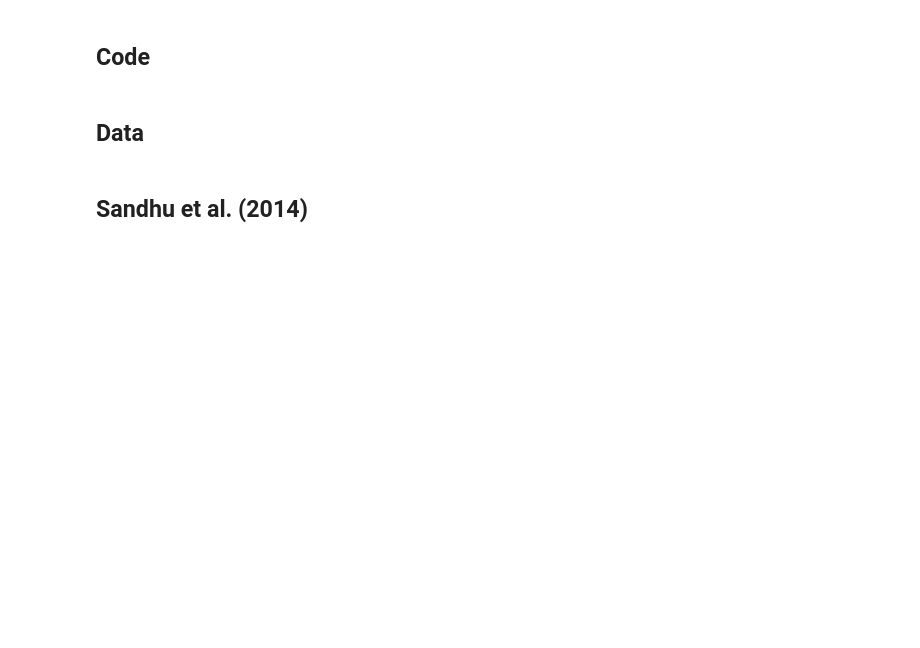
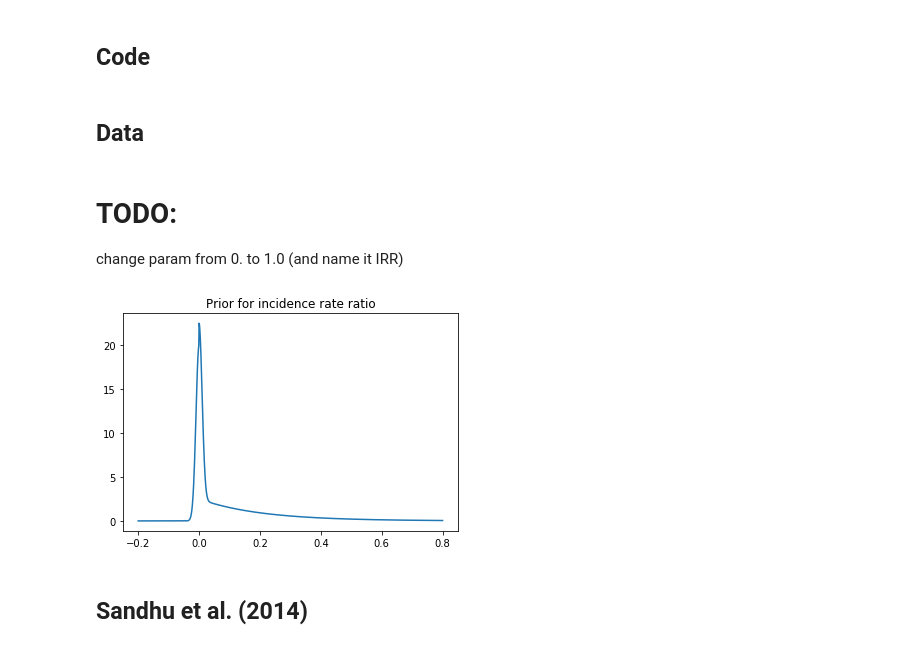
Before and after one commit to treszkai/BayesianScience, a Jupyter notebook: DST vs AMI.ipynb, the cells around one changed output. Drawn from its saved outputs; the diff is of its cells as text; code cells hidden in the pictures; blank space fills up the shorter version.

```diff
--- a/DST vs AMI.ipynb
+++ b/DST vs AMI.ipynb
@@ -128,4 +186,42 @@ marginal_likelihoods = defaultdict(dict)
 # %%
-data = defaultdict(lambda: {'trend': None, 'obs': None})
+data = defaultdict(lambda: {'trend': None, 'obs': None, 'num_years': None})
+
+param_space = np.linspace(-0.2, 0.8, 1000)
+
+log_likelihoods = defaultdict(np.ndarray)
+# %%
+EXPECTED_MONDAY_INCREASE = 0.2
+
+def get_prior(param_space, expected_monday_increase):
+    NORMAL_SCALE = 0.01 # Assume fixed stdev for now
+    GAMMA_SHAPE = 1.
+
+    m0 = stats.norm.pdf(param_space,
+                        loc=0.,
+                        scale=NORMAL_SCALE)
+
+    m1 = stats.gamma.pdf(param_space,
+                         a=GAMMA_SHAPE,
+                         loc=0.,
+                         scale=expected_monday_increase)
+
+    prior = 0.5 * m0 + 0.5 * m1
+
+    logger.debug("Total probability mass in prior: {:.3f}".format(
+                    prior.sum() * utils.linspace_step(param_space)))
+
+    return prior
+
+prior = get_prior(param_space, EXPECTED_MONDAY_INCREASE)
+# %% [markdown]
+# TODO:
+
+change param from 0. to 1.0 (and name it IRR)
+# %%
+plt.title("Prior for incidence rate ratio")
+plt.plot(param_space, prior)
+plt.show()
+# %% [output]
+[figure, added]
 # %% [markdown]
 ## Sandhu et al. (2014)
```
Also changed, not shown: parts of 100 cells of this notebook, 8 other files.
